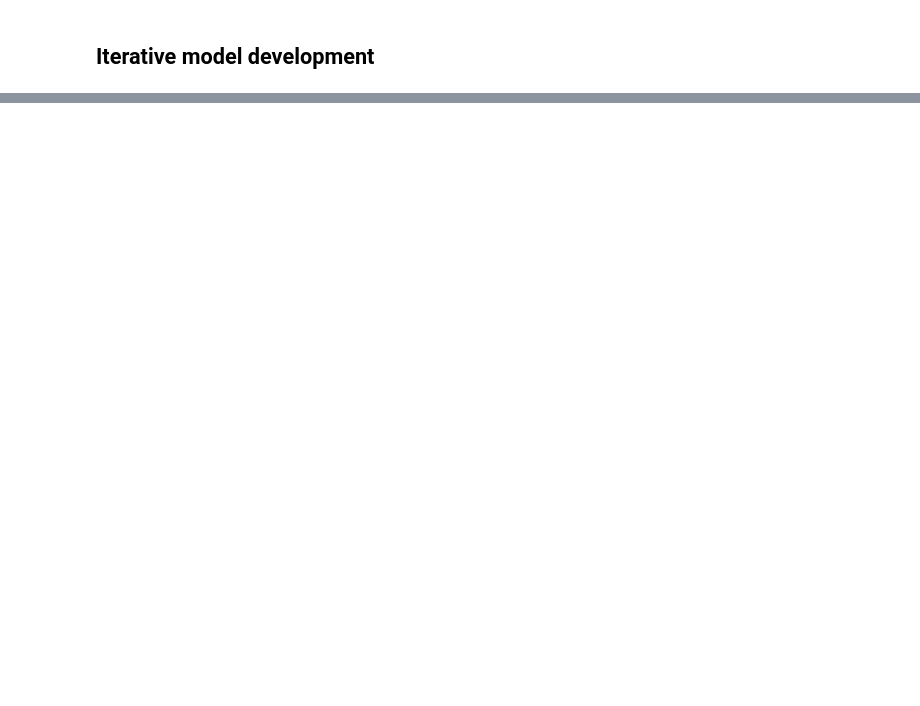
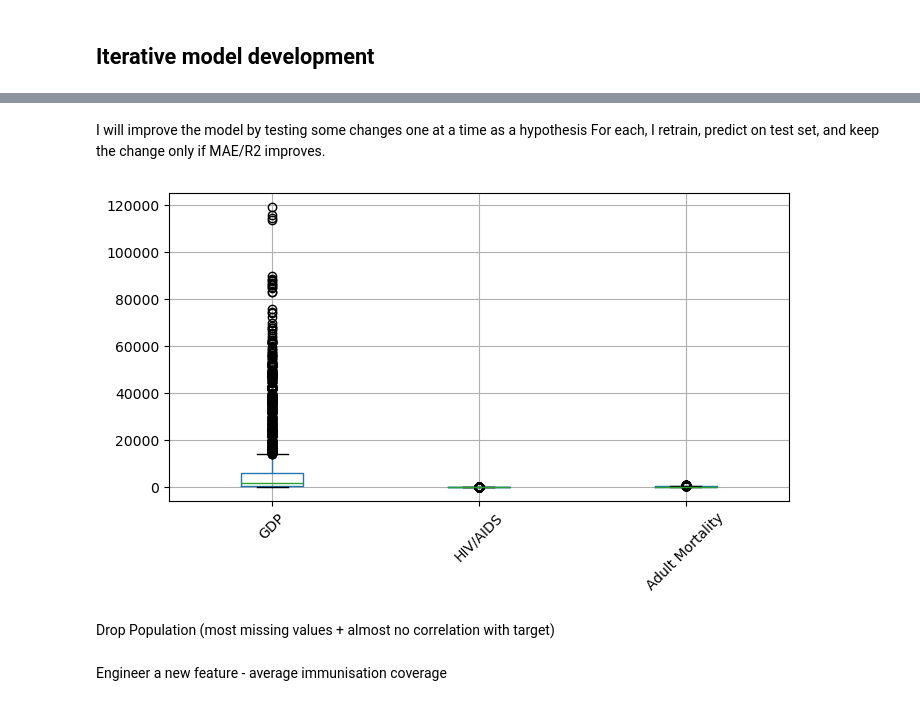
Before and after one commit to saztec/MLDP-C25U02-Apr2026, a Jupyter notebook: Syed_Ghazi/MLDP Program Codes Submission Template.ipynb, the cells around one changed output, grey strips where cells are left out. Saved outputs shown, nothing was run; the diff lists cells and outputs as text; code cells hidden in the pictures; blank space fills up the shorter version.

Commit message:
Did more testing on my model and made changes based on certain hypothesis to see what would improve my model. Also added some summaries and analysis.

```diff
--- a/Syed_Ghazi/MLDP Program Codes Submission Template.ipynb
+++ b/Syed_Ghazi/MLDP Program Codes Submission Template.ipynb
@@ -303,0 +308,10 @@ R2  : 0.9620381601246607
+# %% [markdown]
+I will improve the model by testing some changes one at a time as a hypothesis
+For each,
+I retrain, predict on test set, and keep the change only if MAE/R2 improves.
+# %%
+## check for outliers in the most skewed features
+df.boxplot(column=['GDP', 'HIV/AIDS', 'Adult Mortality'], rot=45, figsize=(8, 4))
+plt.show()
+# %% [output]
+[figure, added]
@@ -303,0 +322,2 @@ R2  : 0.9620381601246607
+# %% [markdown]
+Drop Population (most missing values + almost no correlation with target)
@@ -303,0 +326,2 @@ R2  : 0.9620381601246607
+# %% [markdown]
+Engineer a new feature - average immunisation coverage
```
Also changed, not shown: parts of 24 cells of this notebook, 2 other files.
